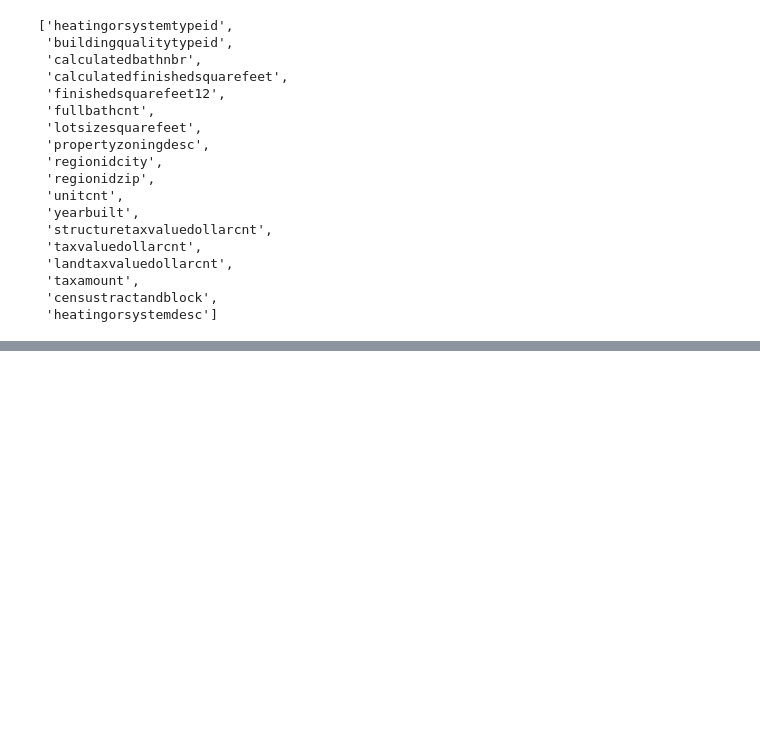
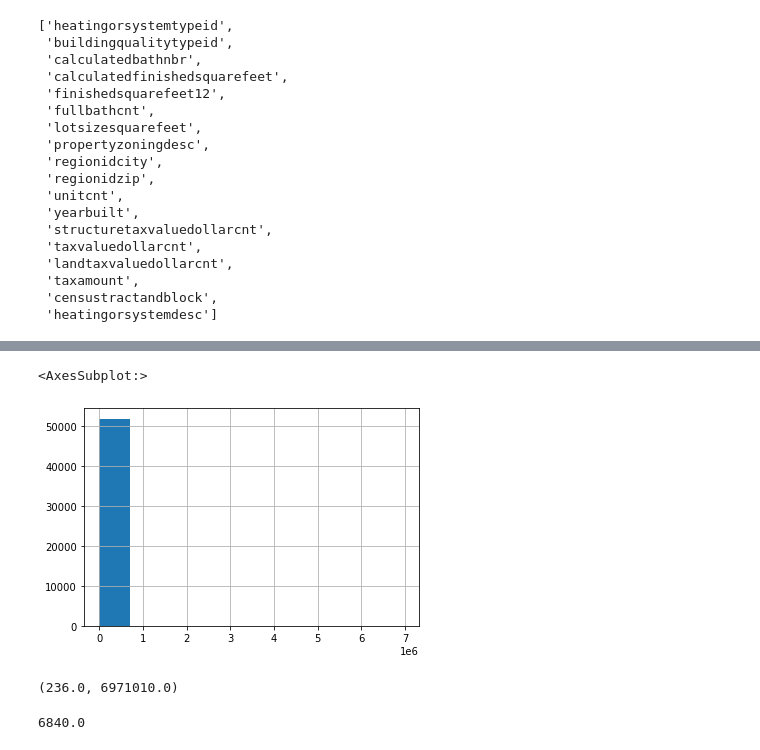
Before and after one commit to joshuamchavez2/clustering-exercises, a Jupyter notebook: zillow.ipynb, the cells around one changed output, grey strips where cells are left out. Saved outputs shown, nothing was run; the diff lists cells and outputs as text; code cells hidden in the pictures; blank space fills up the shorter version.

```diff
--- a/zillow.ipynb
+++ b/zillow.ipynb
@@ -323,0 +464,13 @@ df['heatingorsystemtypeid'].hist()
+# %%
+df.lotsizesquarefeet.hist()
+# %% [output]
+<AxesSubplot:>
+[figure, added]
+# %%
+df.lotsizesquarefeet.min(), df.lotsizesquarefeet.max()
+# %% [output]
+(236.0, 6971010.0)
+# %%
+df.lotsizesquarefeet.median()
+# %% [output]
+6840.0
```
Also changed, not shown: parts of 52 cells of this notebook, 6 other files.
